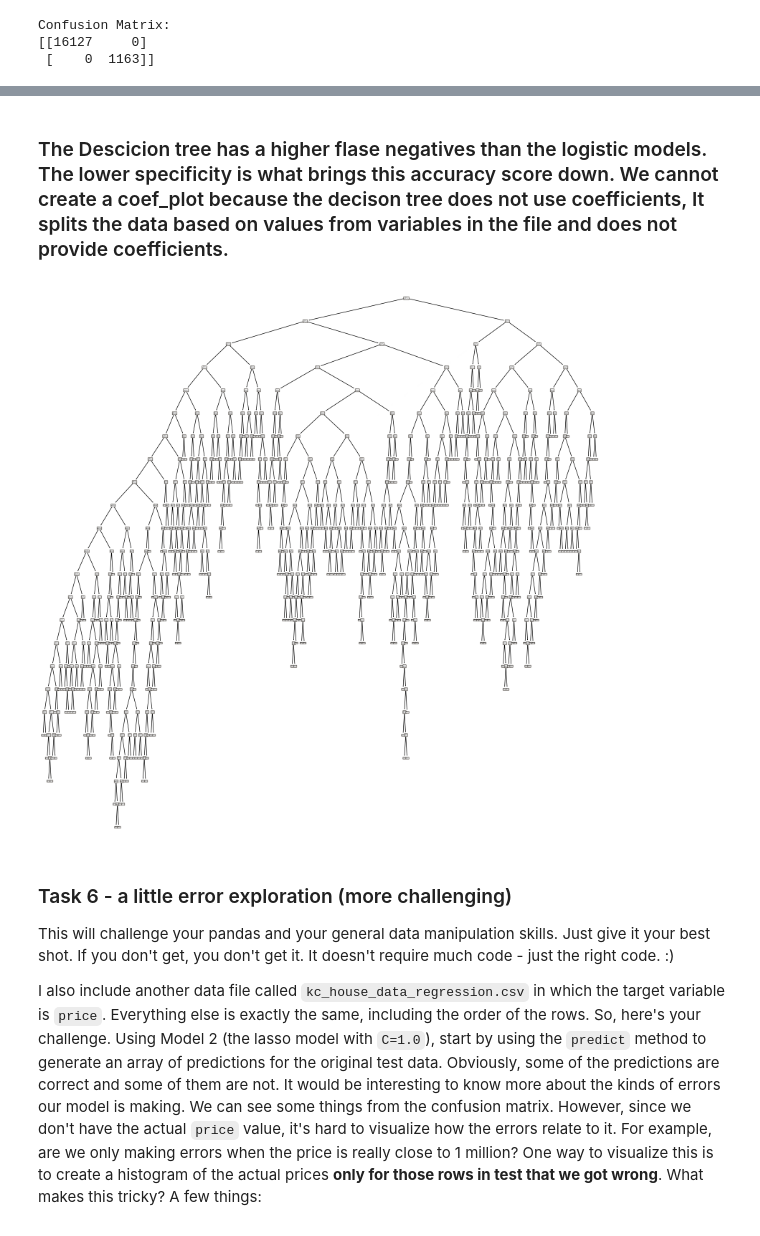
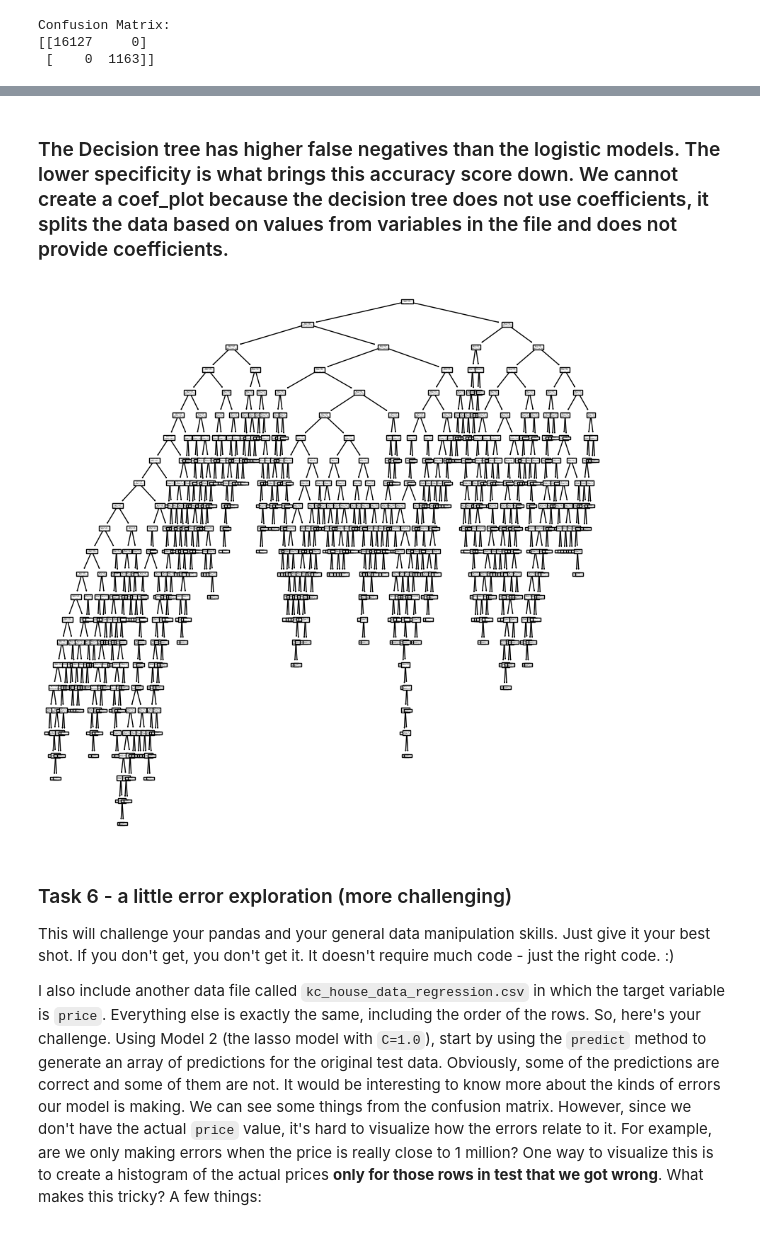
Before and after one commit to aestrona/KC_Housing_Classification, a Jupyter notebook: aap_hw1_s23_sklearn.ipynb, the cells around one changed output, grey strips where cells are left out. Saved outputs shown, nothing was run; the diff lists cells and outputs as text; code cells hidden in the pictures.

```diff
--- a/aap_hw1_s23_sklearn.ipynb
+++ b/aap_hw1_s23_sklearn.ipynb
@@ -692,15 +691,20 @@ Confusion Matrix:
 # %% [markdown]
-### The Descicion tree has a higher flase negatives than the logistic models. The lower specificity is what brings this accuracy score down. We cannot create a coef_plot because the decison tree does not use coefficients, It splits the data based on values from variables in the file and does not provide coefficients.
+### The Decision tree has higher false negatives than the logistic models. The lower specificity is what brings this accuracy score down. We cannot create a coef_plot because the decision tree does not use coefficients, it splits the data based on values from variables in the file and does not provide coefficients.
-# %%
-# Extract the decision tree from the pipeline
-decision_tree = clf_tree['classifier']
-
-# Plot the decision tree
-fig, ax = plt.subplots(figsize=(15, 15))# here is where I can set the size
-tree.plot_tree(decision_tree, ax=ax)
-plt.show()
-# %% [output]
-[figure, removed]
+# %%
+from sklearn import tree
+
+# Fit the pipeline to the training data
+clf_tree.fit(X_train, y_train)
+
+# Pull the decision tree from pipeline
+decision_tree = clf_tree['classifier']
+
+# Plot the decision tree (set the size)
+fig, ax = plt.subplots(figsize=(10, 10))
+tree.plot_tree(decision_tree, ax=ax)
+plt.show()
+# %% [output]
+[figure, added]
 # %% [markdown]
 ### Task 6 - a little error exploration (more challenging)
 
```
Also changed, not shown: parts of 31 cells of this notebook.
